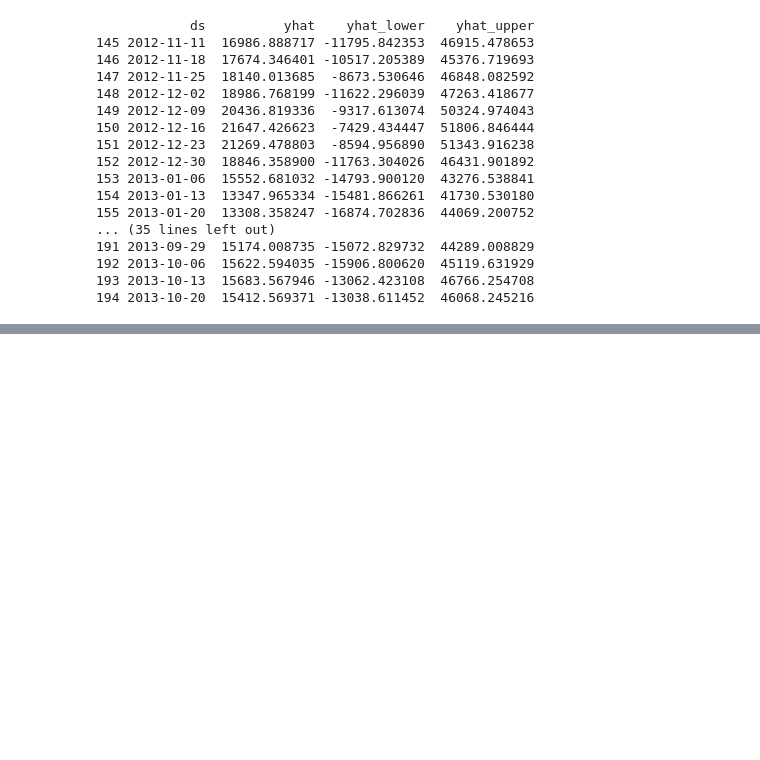
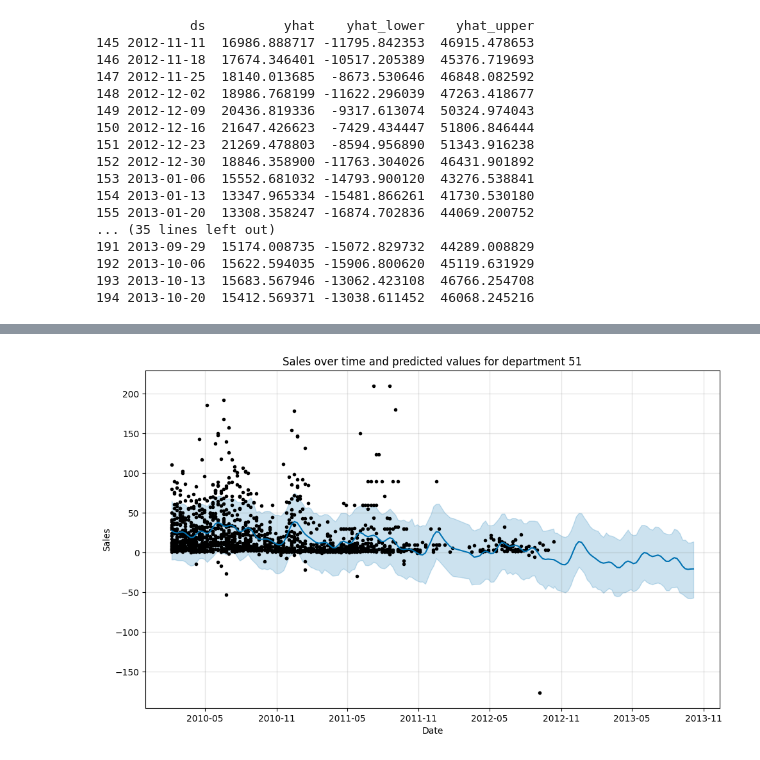
Before and after one commit to tanzhu91/Retail-Data-Analytics, a Jupyter notebook: notebooks/retail_data_analysis.ipynb, the cells around one changed output, grey strips where cells are left out. Saved outputs shown, nothing was run; the diff lists cells and outputs as text; code cells hidden in the pictures; blank space fills up the shorter version.

```diff
--- a/notebooks/retail_data_analysis.ipynb
+++ b/notebooks/retail_data_analysis.ipynb
@@ -608,0 +633,24 @@ print(forecast[['ds', 'yhat', 'yhat_lower', 'yhat_upper']].tail(50))
+# %%
+dep_51 = sales_stores[sales_stores['Dept'] == 51]
+# %%
+prophet_data3 = dep_51.reset_index()[['Date', 'Weekly_Sales']].rename(columns={'Date': 'ds', 'Weekly_Sales': 'y'})
+
+
+model3 = Prophet()
+model3.fit(prophet_data3)
+
+
+future3 = model3.make_future_dataframe(periods=52, freq='W')
+forecast3 = model3.predict(future3)
+
+
+model3.plot(forecast3)
+
+
+
+plt.title('Sales over time and predicted values for department 51')
+plt.xlabel('Date')
+plt.ylabel('Sales')
+plt.show()
+plt.show()
+# %% [output]
@@ -608,0 +659 @@ print(forecast[['ds', 'yhat', 'yhat_lower', 'yhat_upper']].tail(50))
+[figure, added]
```
Also changed, not shown: parts of 7 cells of this notebook.
